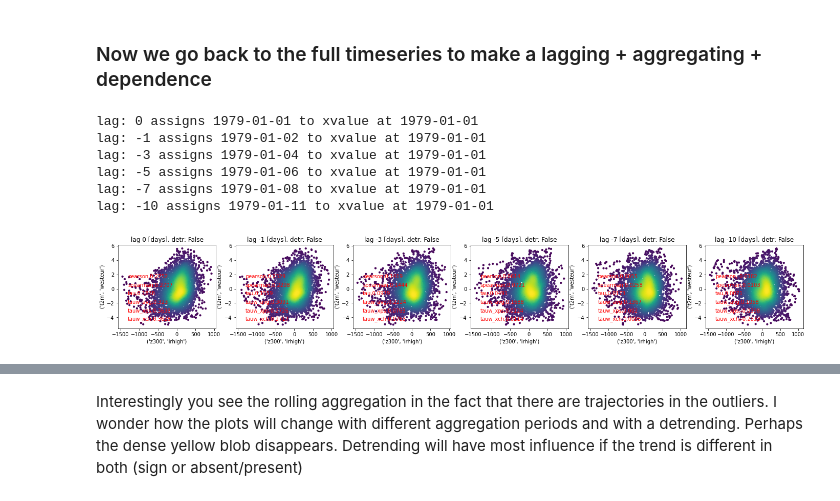
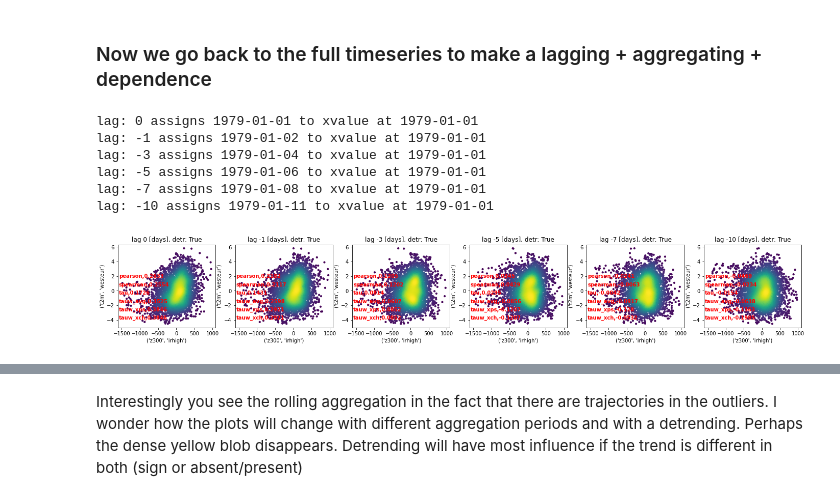
Before and after one commit to chiemvs/Weave, a Jupyter notebook: notebooks/Rank_correlations.ipynb, the cells around one changed output, grey strips where cells are left out. Saved outputs shown, nothing was run; the diff lists cells and outputs as text; code cells hidden in the pictures.

```diff
--- a/notebooks/Rank_correlations.ipynb
+++ b/notebooks/Rank_correlations.ipynb
@@ -137,10 +148,31 @@ def density_plot(xy, ax, xlabel = None, ylabel = None, title = None, annotations
     if not annotations is None:
         ys = list(np.arange(0.1, 0.1* len(annotations), 0.1))
         for key, val in annotations.items():
-            ax.annotate(s = f'{key},{val}', xy = (0.1,ys.pop()), xycoords = 'axes fraction', color = 'r')
+            ax.annotate(s = f'{key},{val}', xy = (0.01,ys.pop()), xycoords = 'axes fraction', color = 'r', fontweight = 'bold')
     return ax
 
-#aggregated = agg_time(tempxr, ndayagg = 5, rolling = True)
+# Ranking by precursor (standard postitive), ranking by precursor (choice), mixture, unweighted, pearson, spearman
+def rankdirection(x,y):
+    """
+    Returns a rank array (0 most important) with emphasis on negative x when negative relation
+    emphasis on positive x when positive overall relation
+    """
+    ranks = rankdata(x, method = 'ordinal')
+    if pearsonr(x = x, y = y)[0] < 0:
+        return ranks
+    else:
+        return ranks.max() - ranks
+
+def generate_corrs(x,y):
+    corrs = {}
+    corrs['pearson'] = pearsonr(x = x, y = y)[0]
+    corrs['spearman'] = spearmanr(a = x, b = y)[0]
+    corrs['tau'] = kendalltau(x,y)[0]
+    corrs['tauw_avg'] = weightedtau(x = x, y = y, rank=True)[0]
+    corrs['tauw_xps'] = weightedtau(x = x, y = y, rank=None)[0]
+    corrs['tauw_xch'] = weightedtau(x = x, y = y, rank=rankdirection(x = x, y = y))[0]
+    return {key: np.round(item, 4) for key, item in corrs.items()}
+
 # Aggregation controls. For a single aggregation I want to make series of scatterplots at multiple lags. For one variable.
 def lag_and_plot_pair(aggarr, laglist, x = ('z300','kzlow'), y = ('t2m','westeur'), detr = False):
     """
@@ -160,18 +192,19 @@ def lag_and_plot_pair(aggarr, laglist, x = ('z300','kzlow'), y = ('t2m','westeur
         xy = np.vstack([xvals.values, yvals.values])
         if detr:
             xy = detrend(xy, axis = 1)
-        axes[laglist.index(lag)] = density_plot(xy, ax = axes[laglist.index(lag)], xlabel = x, ylabel = y, title = f'lag {lag} [days], detr: {detr}')
+        corrs = generate_corrs(x = xy[0,:], y = xy[1,:])
+        axes[laglist.index(lag)] = density_plot(xy, ax = axes[laglist.index(lag)], xlabel = x, ylabel = y, title = f'lag {lag} [days], detr: {detr}', annotations = corrs)
 
     plt.show()
-
-#lag_and_plot_pair(aggregated, laglist = [0,-1,-3,-5,-7,-10])
+# %%
+aggregated = agg_time(tempxr, ndayagg = 5, rolling = True)
 # %%
-lag_and_plot_pair(aggregated, laglist = [0,-1,-3,-5,-7,-10], x=('z300','irhigh'))
+lag_and_plot_pair(aggregated, laglist = [0,-1,-3,-5,-7,-10], x=('z300','irhigh'), detr =True)
 # %% [output]
 lag: 0 assigns 1979-01-01 to xvalue at 1979-01-01
 lag: -1 assigns 1979-01-02 to xvalue at 1979-01-01
 lag: -3 assigns 1979-01-04 to xvalue at 1979-01-01
 lag: -5 assigns 1979-01-06 to xvalue at 1979-01-01
 lag: -7 assigns 1979-01-08 to xvalue at 1979-01-01
 lag: -10 assigns 1979-01-11 to xvalue at 1979-01-01
-[figure, old version]
+[figure, new version]
```
Also changed, not shown: parts of 9 cells of this notebook, 4 other files.
